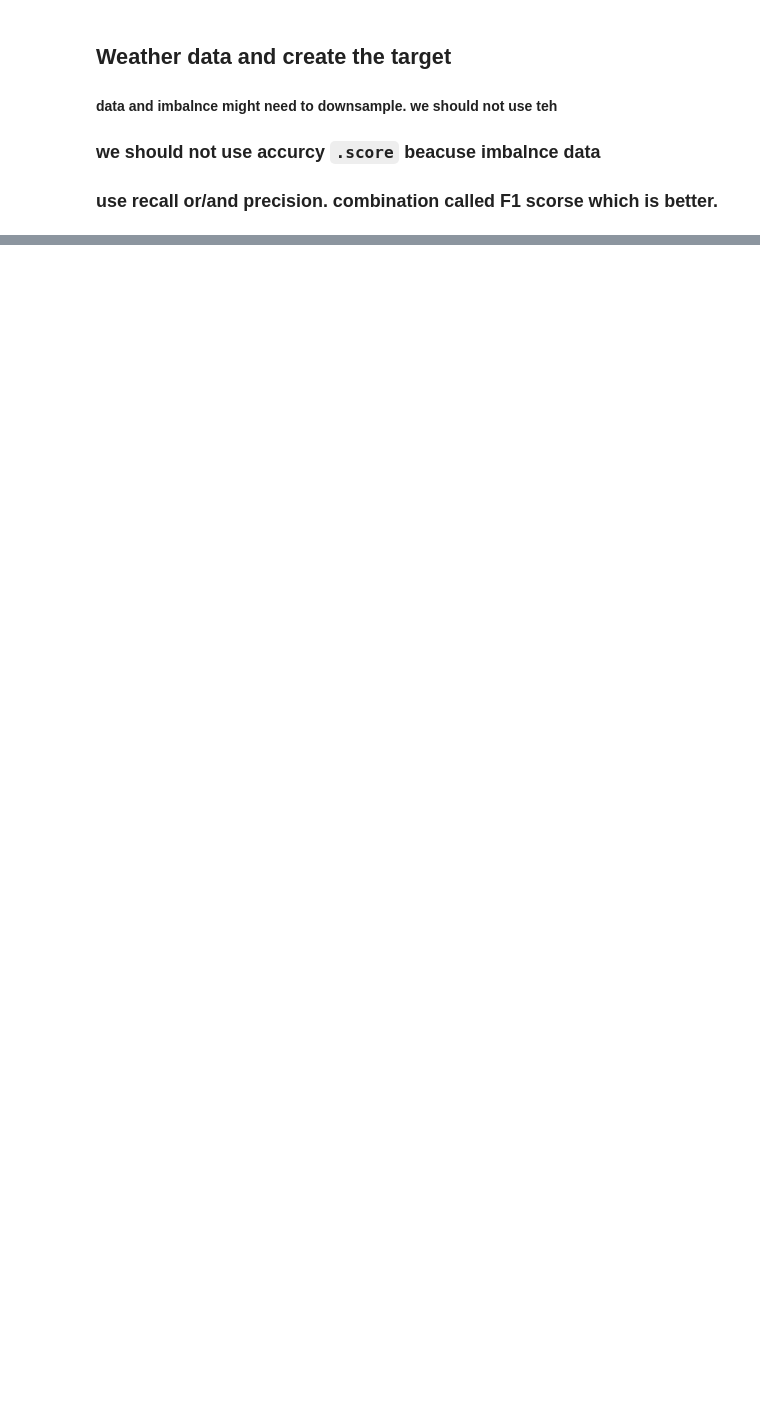
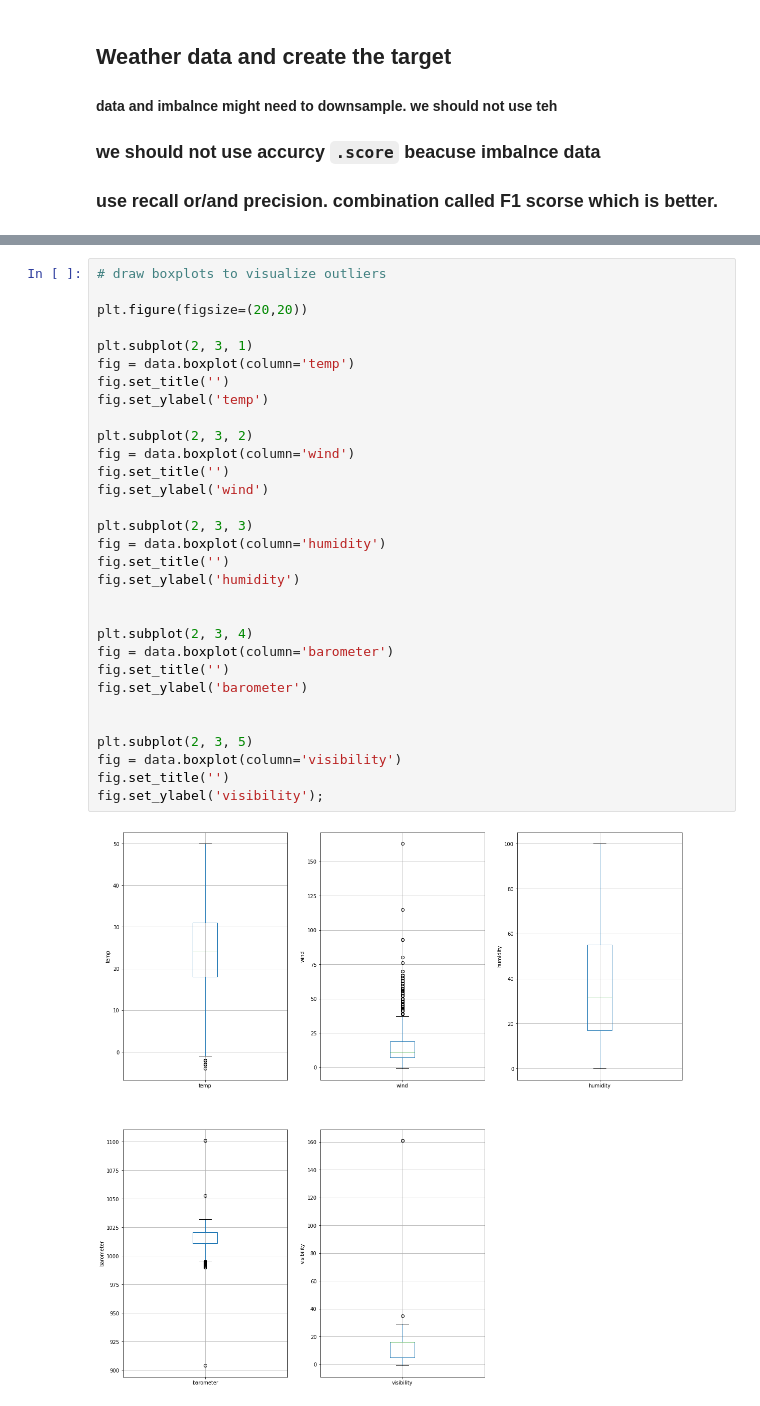
Before and after one commit to naiforfi/Bootcamp_repo, a Jupyter notebook: Saudi_Arabia_Rain.ipynb, the cells around one changed output, grey strips where cells are left out. Drawn from its saved outputs; the diff is of its cells as text; blank space fills up the shorter version.

```diff
--- a/Saudi_Arabia_Rain.ipynb
+++ b/Saudi_Arabia_Rain.ipynb
@@ -270,0 +377,33 @@ SyntaxError: invalid syntax (80440395.py, line 1)
+# %%
+# draw boxplots to visualize outliers
+
+plt.figure(figsize=(20,20))
+
+plt.subplot(2, 3, 1)
+fig = data.boxplot(column='temp')
+fig.set_title('')
+fig.set_ylabel('temp')
+
+plt.subplot(2, 3, 2)
+fig = data.boxplot(column='wind')
+fig.set_title('')
+fig.set_ylabel('wind')
+
+plt.subplot(2, 3, 3)
+fig = data.boxplot(column='humidity')
+fig.set_title('')
+fig.set_ylabel('humidity')
+
+
+plt.subplot(2, 3, 4)
+fig = data.boxplot(column='barometer')
+fig.set_title('')
+fig.set_ylabel('barometer')
+
+
+plt.subplot(2, 3, 5)
+fig = data.boxplot(column='visibility')
+fig.set_title('')
+fig.set_ylabel('visibility');
+# %% [output]
+[figure, added]
```
Also changed, not shown: parts of 90 cells of this notebook.
